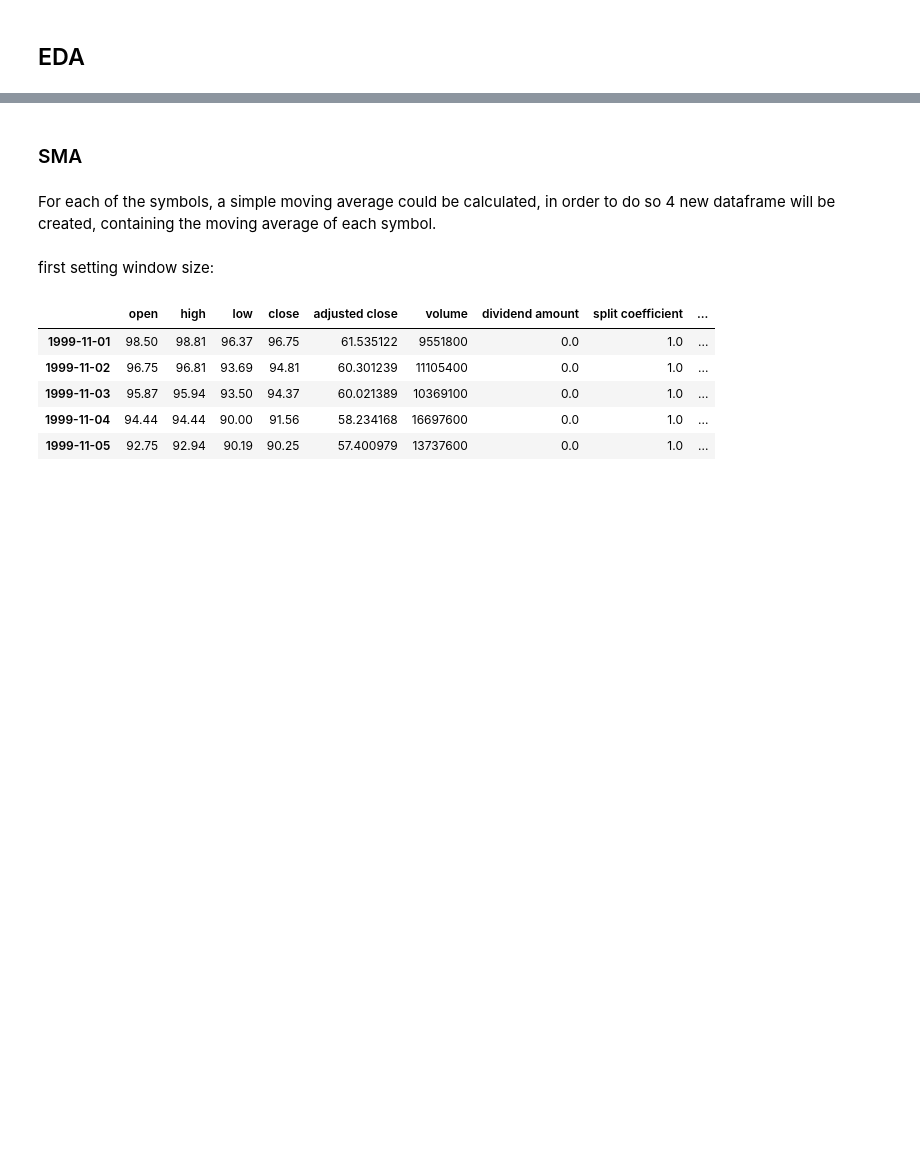
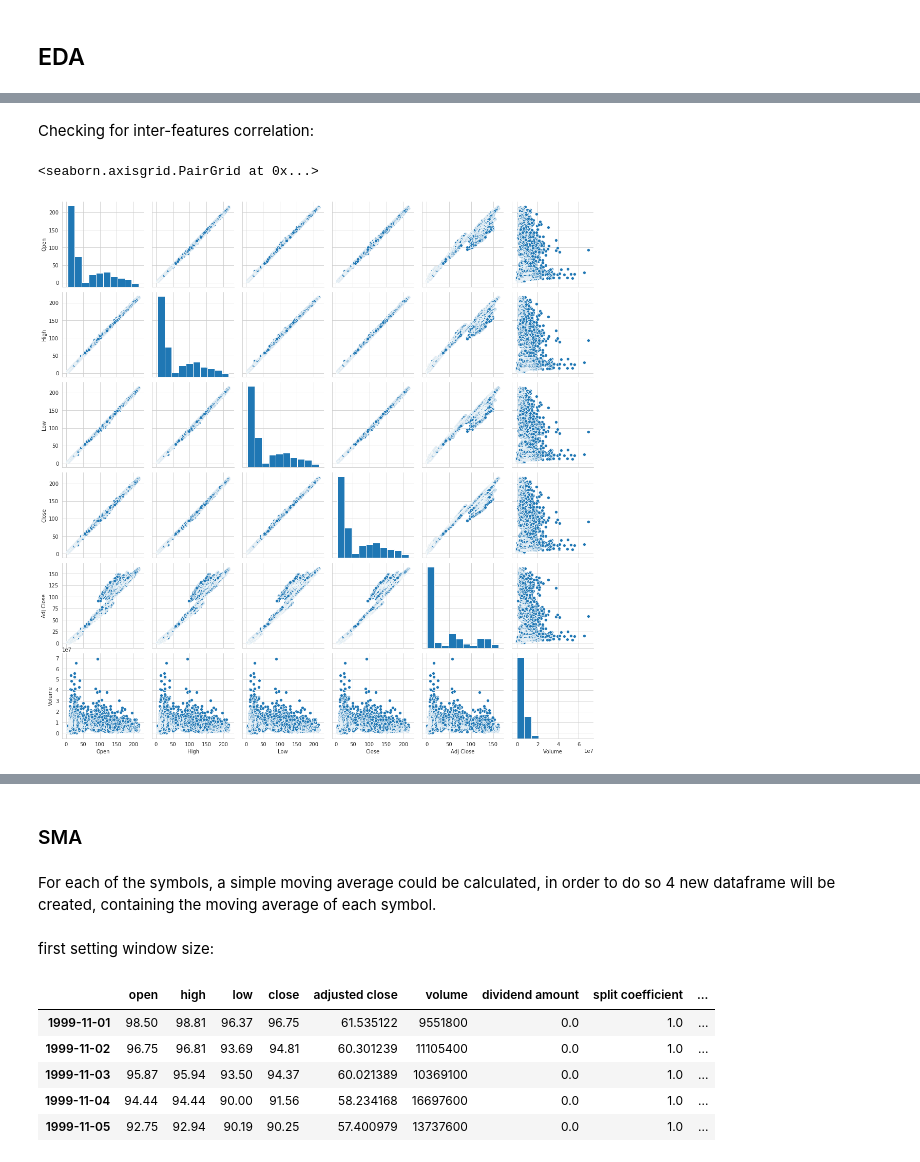
Before and after one commit to alfreedolf/ml-spp, a Jupyter notebook: DeepAR-StockPricesPredictions.ipynb, the cells around one changed output, grey strips where cells are left out. Cells and saved outputs as stored; diff of their text form; code cells hidden in the pictures; blank space fills up the shorter version.

```diff
--- a/DeepAR-StockPricesPredictions.ipynb
+++ b/DeepAR-StockPricesPredictions.ipynb
@@ -90,0 +358,7 @@ df_adj_close.head()
+# %% [markdown]
+Checking for inter-features correlation:
+# %%
+sns.pairplot(df_ibm)
+# %% [output]
+<seaborn.axisgrid.PairGrid at 0x...>
+[figure, added]
```
Also changed, not shown: parts of 131 cells of this notebook.
